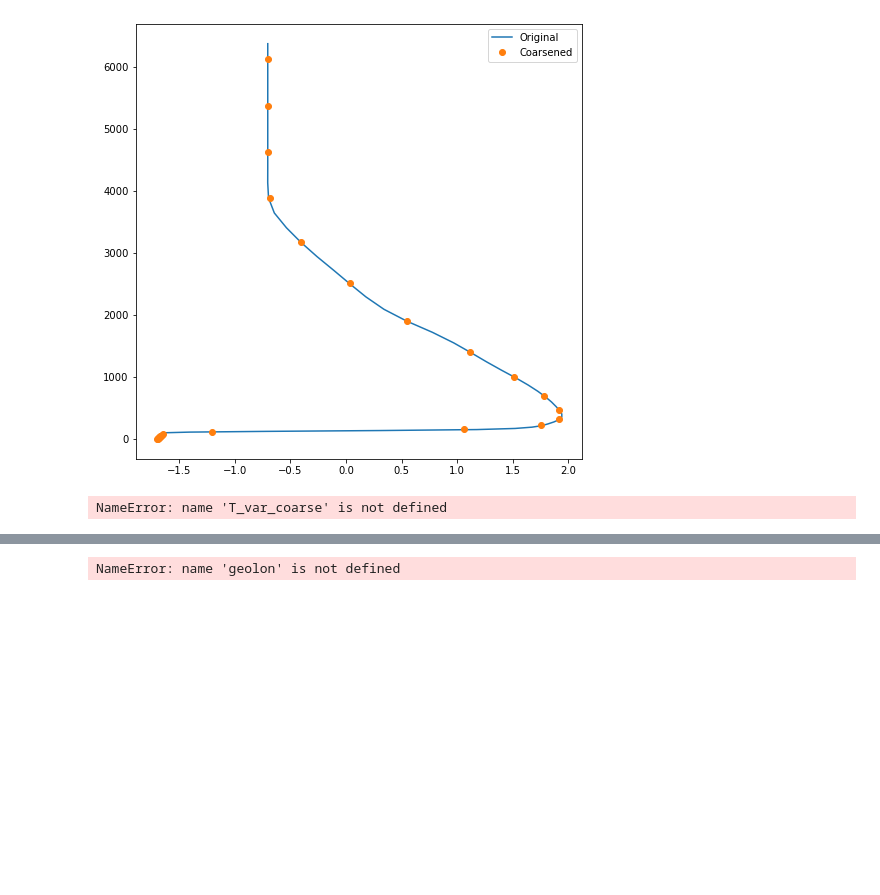
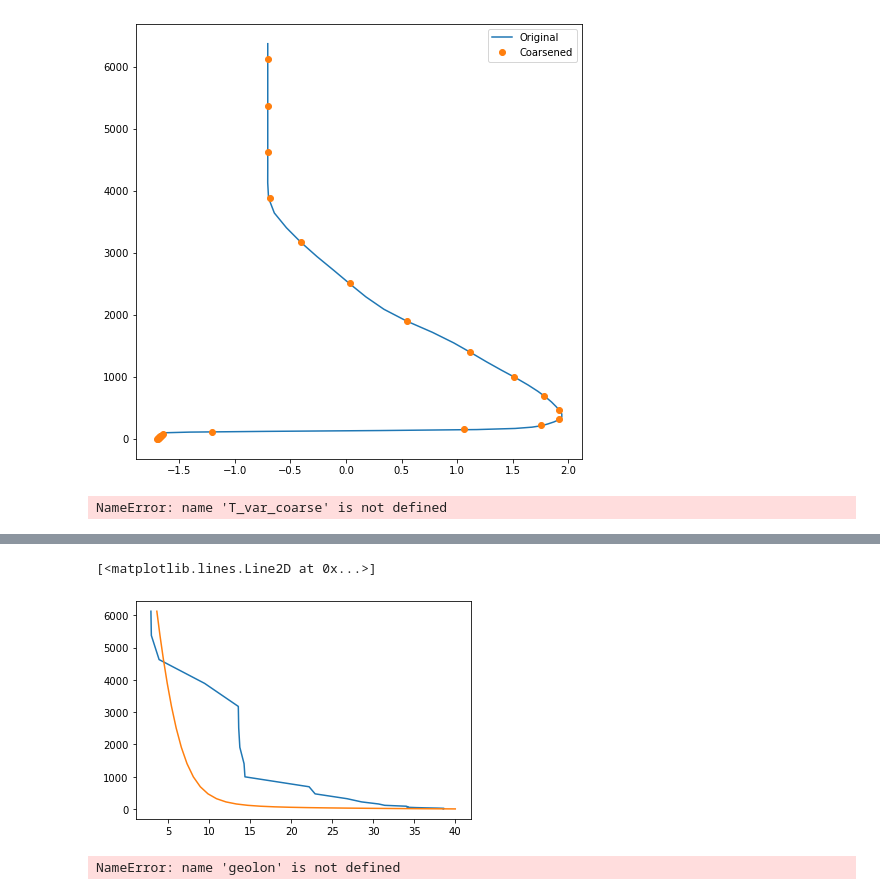
Before and after one commit to feiyulu/Diffusion_OceanDA, a Jupyter notebook: data_check.ipynb, the cells around one changed output, grey strips where cells are left out. Saved outputs shown, nothing was run; the diff lists cells and outputs as text; code cells hidden in the pictures; blank space fills up the shorter version.

```diff
--- a/data_check.ipynb
+++ b/data_check.ipynb
@@ -340,3 +346,9 @@ array([3.000000e+00, 9.010000e+00, 1.507000e+01, 2.129000e+01,
+# %%
+plt.plot(T_var.max(axis=(0,2,3)),T_var.z)
+plt.plot(40*np.exp(-np.arange(25)/10),T_var.z)
+# %% [output]
+[<matplotlib.lines.Line2D at 0x...>]
+[figure, added]
 # %%
 fig, axes = plt.subplots(nrows=4, ncols=2, figsize=(12,24),
                          subplot_kw={'projection': ccrs.PlateCarree()})
```
Also changed, not shown: parts of 2 cells of this notebook, 4 other files.
